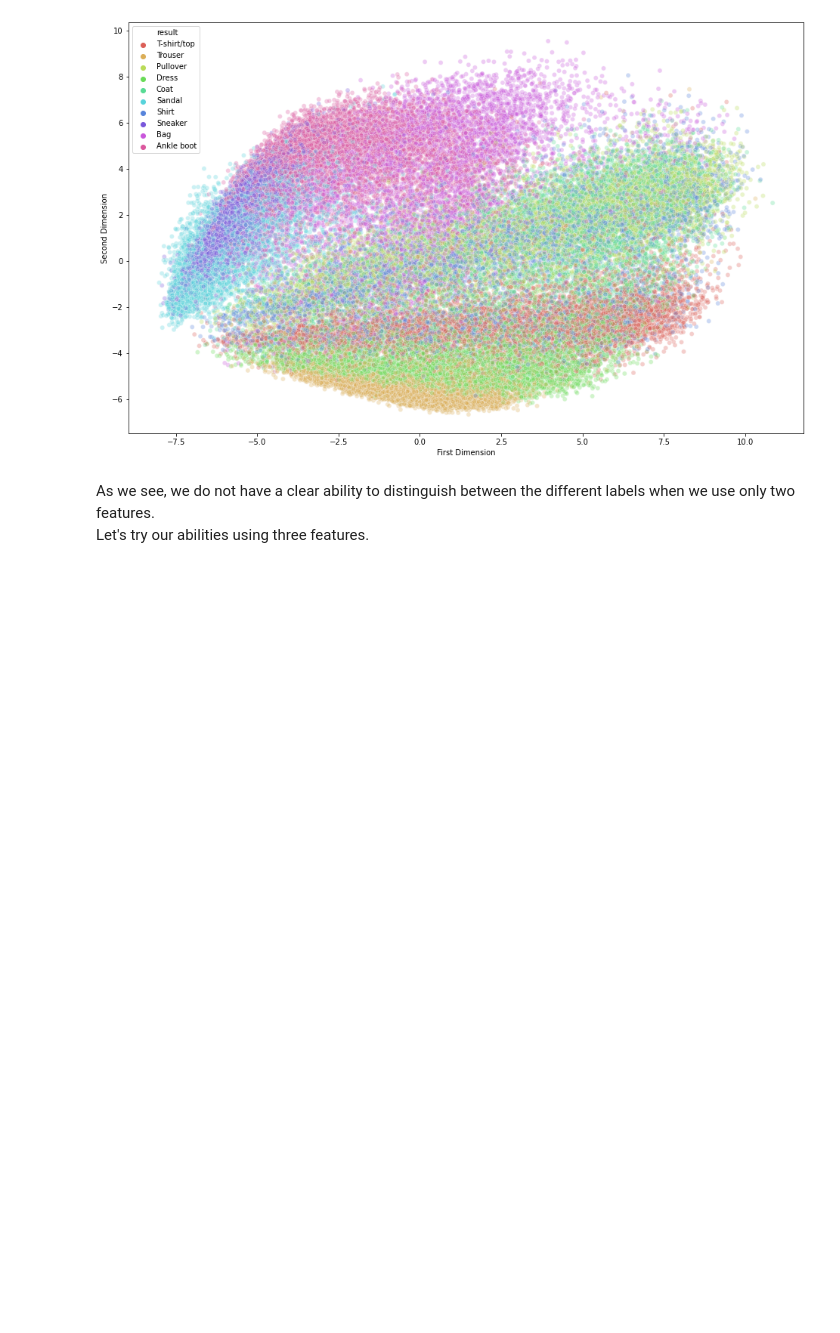
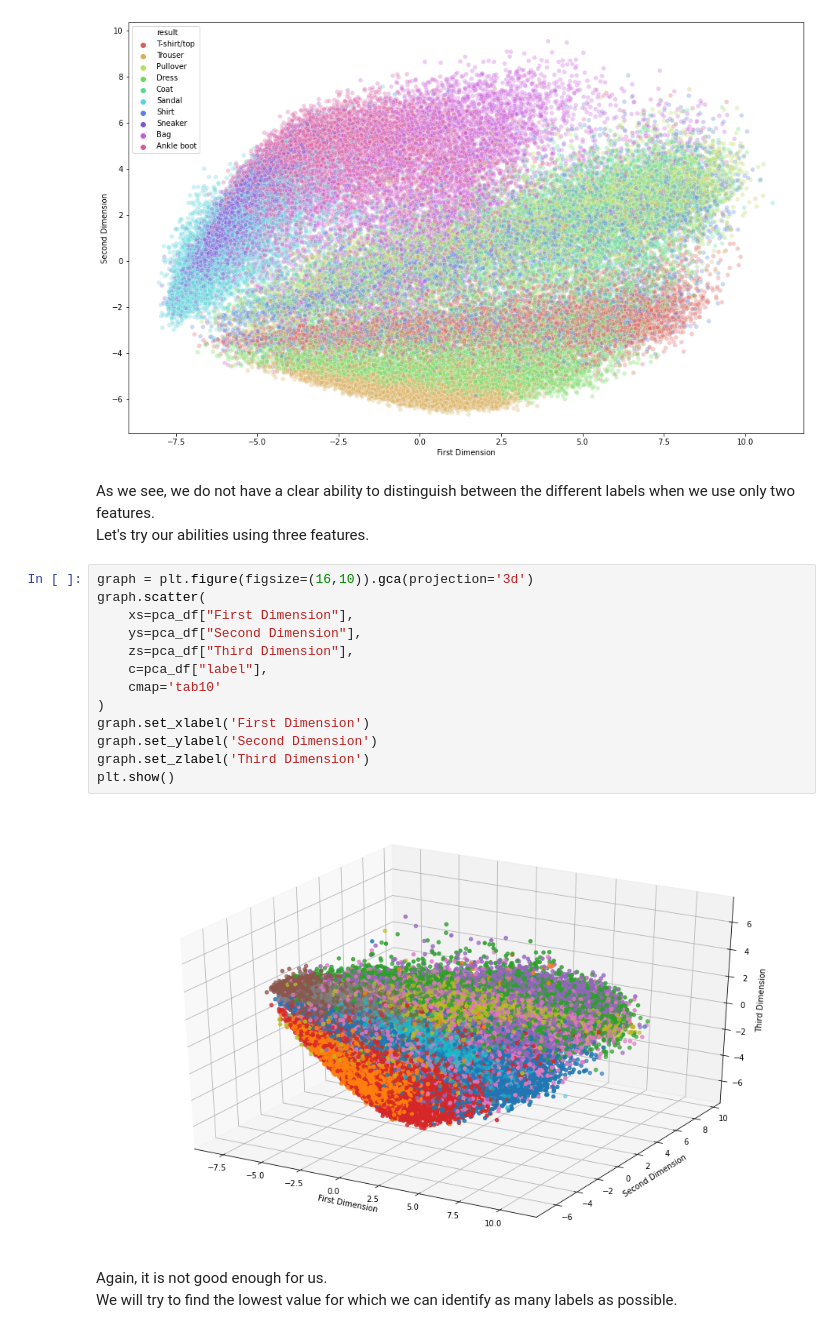
Before and after one commit to Esther-Bi/Data-Simulation-Semester-B-2021-Final-Project, a Jupyter notebook: Notebook 2 - FMNIST.ipynb, the cells around one changed output. Saved outputs shown, nothing was run; the diff lists cells and outputs as text; blank space fills up the shorter version.

```diff
--- a/Notebook 2 - FMNIST.ipynb
+++ b/Notebook 2 - FMNIST.ipynb
@@ -166,3 +166,21 @@ sns.scatterplot(
 # %% [markdown]
 As we see, we do not have a clear ability to distinguish between the different labels when we use only two features.<br>
 Let's try our abilities using three features.
+# %%
+graph = plt.figure(figsize=(16,10)).gca(projection='3d')
+graph.scatter(
+    xs=pca_df["First Dimension"],
+    ys=pca_df["Second Dimension"],
+    zs=pca_df["Third Dimension"],
+    c=pca_df["label"],
+    cmap='tab10'
+)
+graph.set_xlabel('First Dimension')
+graph.set_ylabel('Second Dimension')
+graph.set_zlabel('Third Dimension')
+plt.show()
+# %% [output]
+[figure, added]
+# %% [markdown]
+Again, it is not good enough for us.<br>
+We will try to find the lowest value for which we can identify as many labels as possible.
```
